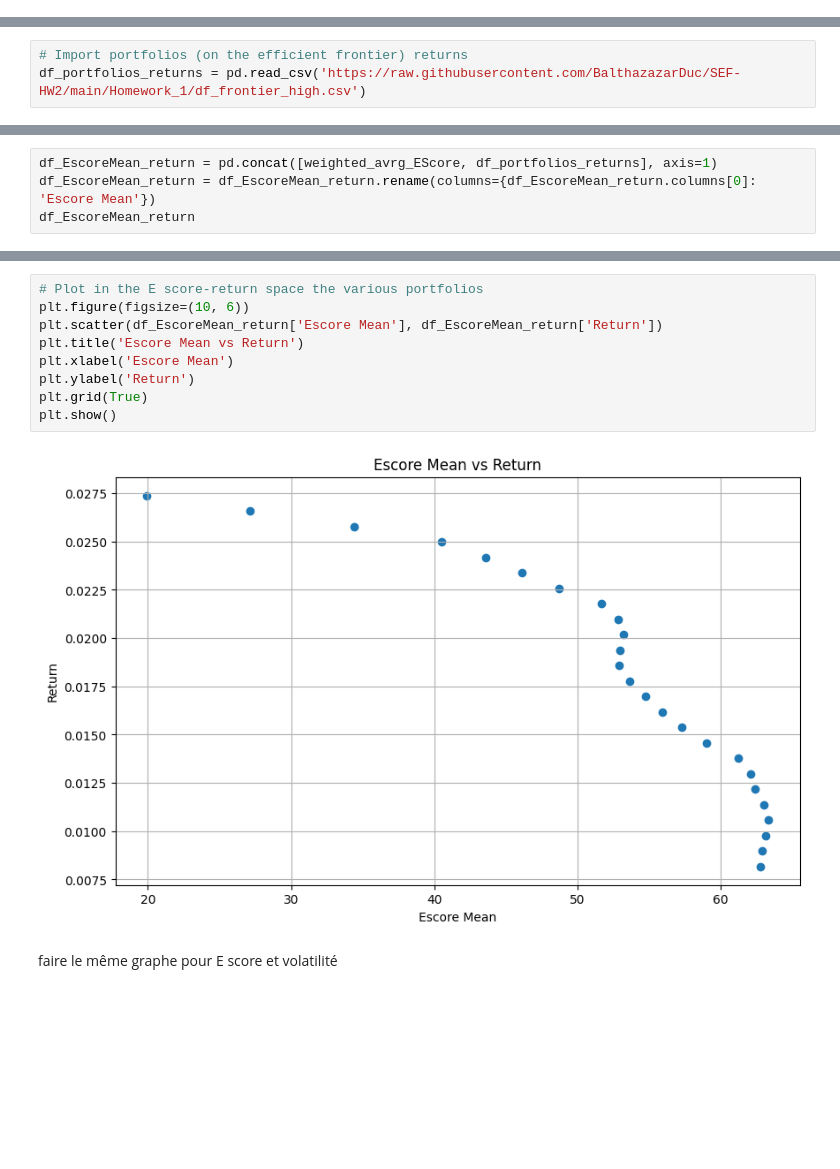
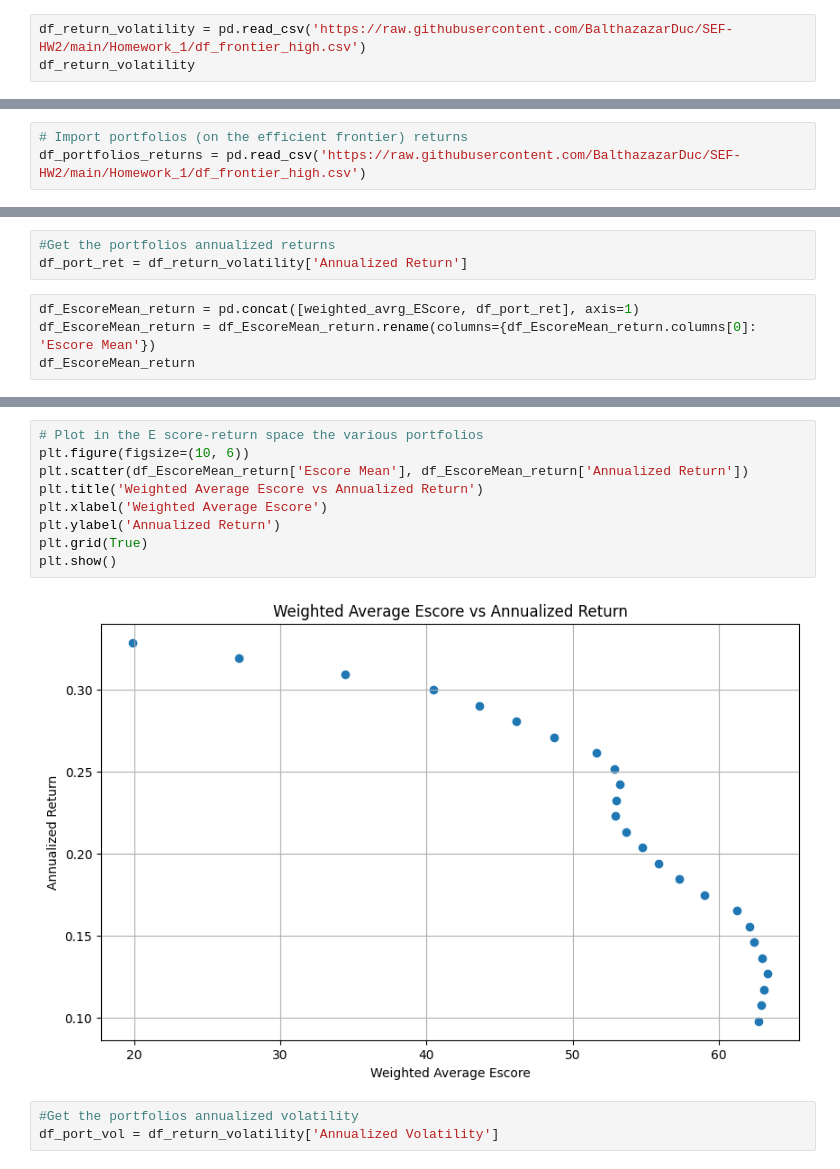
Before and after one commit to BalthazazarDuc/SEF-HW2, a Jupyter notebook: EX1.ipynb, the cells around one changed output, grey strips where cells are left out. Drawn from its saved outputs; the diff is of its cells as text; blank space fills up the shorter version.

```diff
--- a/EX1.ipynb
+++ b/EX1.ipynb
@@ -286,0 +295,3 @@ dtype: float64
+# %%
+df_return_volatility = pd.read_csv('https://raw.githubusercontent.com/BalthazazarDuc/SEF-HW2/main/Homework_1/df_frontier_high.csv')
+df_return_volatility
@@ -675,5 +766,8 @@ Name: Return, dtype: float64
+# %%
+#Get the portfolios annualized returns
+df_port_ret = df_return_volatility['Annualized Return']
 # %%
-df_EscoreMean_return = pd.concat([weighted_avrg_EScore, df_portfolios_returns], axis=1)
+df_EscoreMean_return = pd.concat([weighted_avrg_EScore, df_port_ret], axis=1)
 df_EscoreMean_return = df_EscoreMean_return.rename(columns={df_EscoreMean_return.columns[0]: 'Escore Mean'})
 df_EscoreMean_return
 # %% [output]
@@ -697,13 +791,14 @@ df_EscoreMean_return
 # %%
 # Plot in the E score-return space the various portfolios
 plt.figure(figsize=(10, 6))
-plt.scatter(df_EscoreMean_return['Escore Mean'], df_EscoreMean_return['Return'])
-plt.title('Escore Mean vs Return')
-plt.xlabel('Escore Mean')
-plt.ylabel('Return')
+plt.scatter(df_EscoreMean_return['Escore Mean'], df_EscoreMean_return['Annualized Return'])
+plt.title('Weighted Average Escore vs Annualized Return')
+plt.xlabel('Weighted Average Escore')
+plt.ylabel('Annualized Return')
 plt.grid(True)
 plt.show()
 # %% [output]
-[figure, old version]
+[figure, new version]
-# %% [markdown]
-faire le même graphe pour E score et volatilité
+# %%
+#Get the portfolios annualized volatility
+df_port_vol = df_return_volatility['Annualized Volatility']
```
Also changed, not shown: parts of 13 cells of this notebook.
